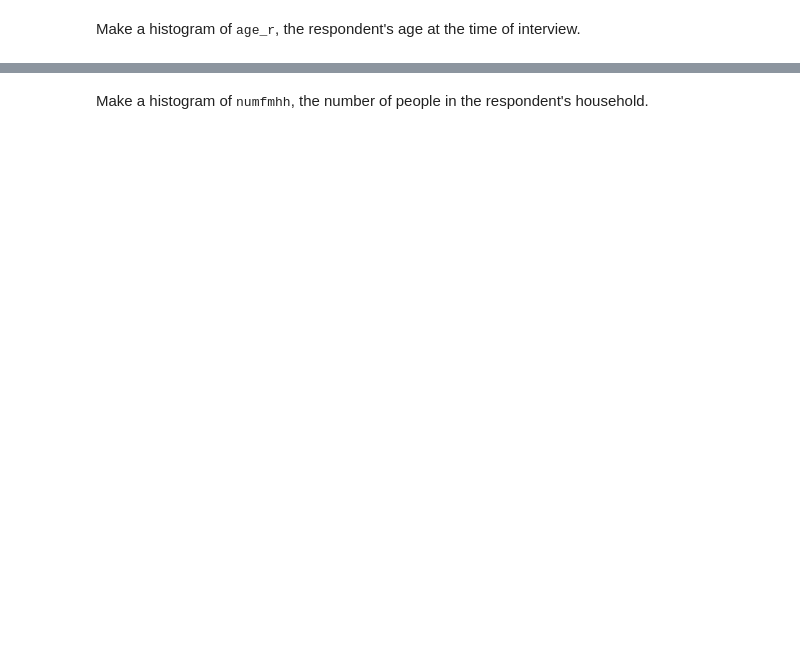
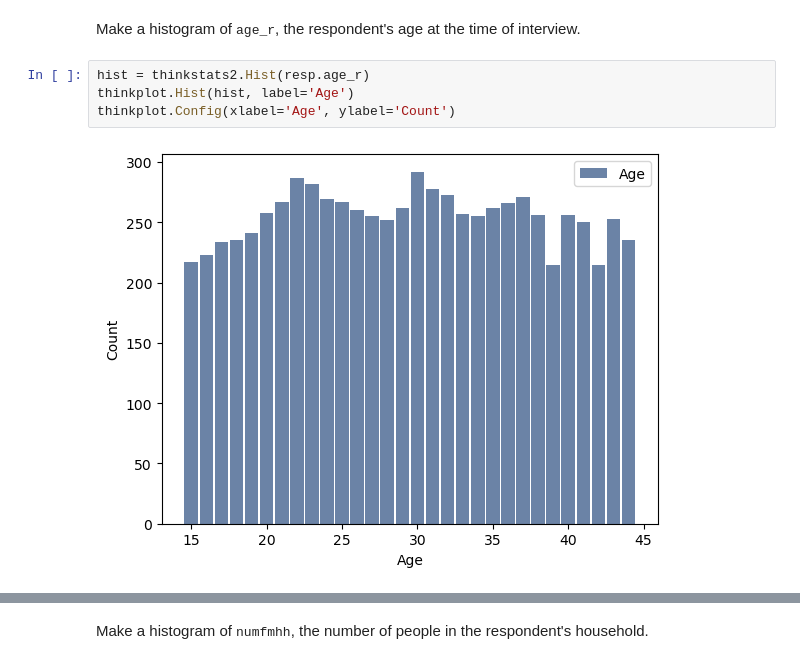
Before and after one commit to akhi08/Thinkstats2_exercise, a Jupyter notebook: Thinkstats/chap02ex.ipynb, the cells around one changed output, grey strips where cells are left out. Drawn from its saved outputs; the diff is of its cells as text; blank space fills up the shorter version.

```diff
--- a/Thinkstats/chap02ex.ipynb
+++ b/Thinkstats/chap02ex.ipynb
@@ -291,2 +314,8 @@ Make a histogram of <tt>totincr</tt> the total income for the respondent's famil
 # %% [markdown]
 Make a histogram of <tt>age_r</tt>, the respondent's age at the time of interview.
+# %%
+hist = thinkstats2.Hist(resp.age_r)
+thinkplot.Hist(hist, label='Age')
+thinkplot.Config(xlabel='Age', ylabel='Count')
+# %% [output]
+[figure, added]
```
Also changed, not shown: parts of 8 cells of this notebook.
